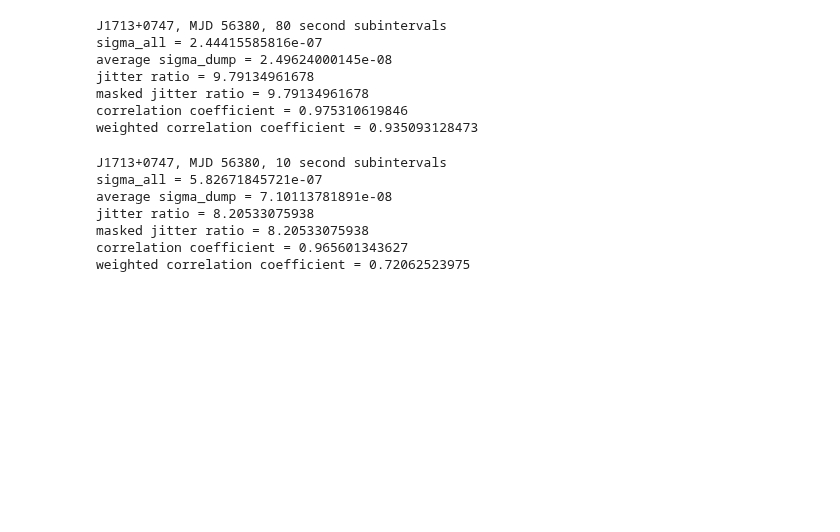
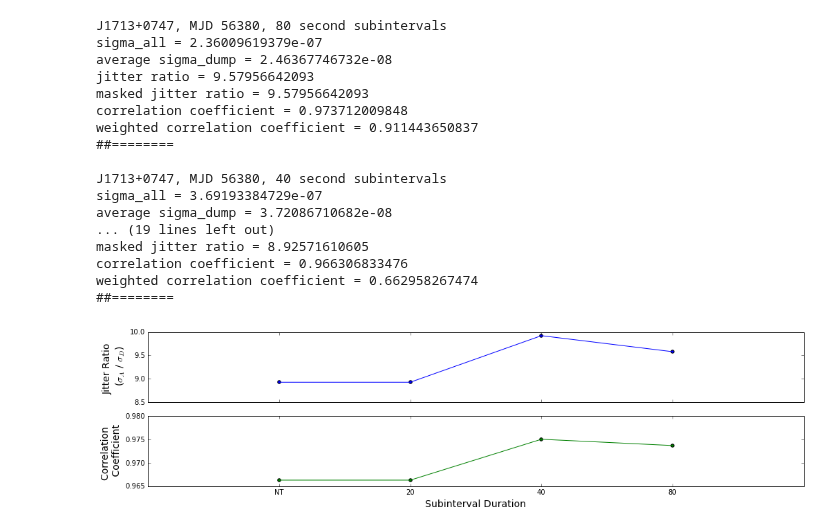
Before and after one commit to elliesch/pulsar_codes, a Jupyter notebook: WeightedStdDev.ipynb, the cells around one changed output. Saved outputs shown, nothing was run; the diff lists cells and outputs as text; code cells hidden in the pictures; blank space fills up the shorter version.

```diff
--- a/WeightedStdDev.ipynb
+++ b/WeightedStdDev.ipynb
@@ -171,23 +185,22 @@ def jitter_ratio(psrname, MJDint, condition_lower, condition_upper):
 # %%
-jitter_ratio("/nimrod1/eschwab/residuals/J1713+0747_resid_56380_80F8.tmp",
-            56380.35, 56380.367, 'J1713+0747, MJD 56380, 80 second subintervals')
+jitter_ratio("J1713+0747", "56380", 56380.35, 56380.367)
 # %% [output]
 J1713+0747, MJD 56380, 80 second subintervals
-sigma_all = 2.44415585816e-07
-average sigma_dump = 2.49624000145e-08
-jitter ratio = 9.79134961678
-masked jitter ratio = 9.79134961678
-correlation coefficient = 0.975310619846
-weighted correlation coefficient = 0.935093128473
+sigma_all = 2.36009619379e-07
+average sigma_dump = 2.46367746732e-08
+jitter ratio = 9.57956642093
+masked jitter ratio = 9.57956642093
+correlation coefficient = 0.973712009848
+weighted correlation coefficient = 0.911443650837
+##========
+
+J1713+0747, MJD 56380, 40 second subintervals
+sigma_all = 3.69193384729e-07
+average sigma_dump = 3.72086710682e-08
+... (19 lines left out)
+masked jitter ratio = 8.92571610605
+correlation coefficient = 0.966306833476
+weighted correlation coefficient = 0.662958267474
+##========
+[figure, added]
-# %%
-jitter_ratio("/nimrod1/eschwab/residuals/J1713+0747_resid_56380_NTF8.tmp",
-            56380.35, 56380.367, 'J1713+0747, MJD 56380, 10 second subintervals')
-# %% [output]
-J1713+0747, MJD 56380, 10 second subintervals
-sigma_all = 5.82671845721e-07
-average sigma_dump = 7.10113781891e-08
-jitter ratio = 8.20533075938
-masked jitter ratio = 8.20533075938
-correlation coefficient = 0.965601343627
-weighted correlation coefficient = 0.72062523975
 # %%
```
Also changed, not shown: parts of 27 cells of this notebook.
